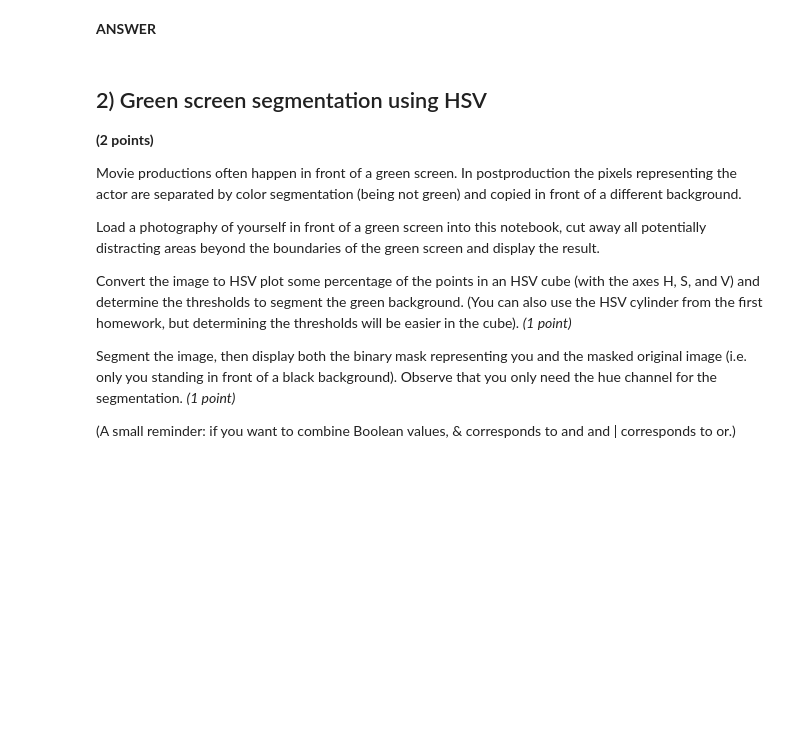
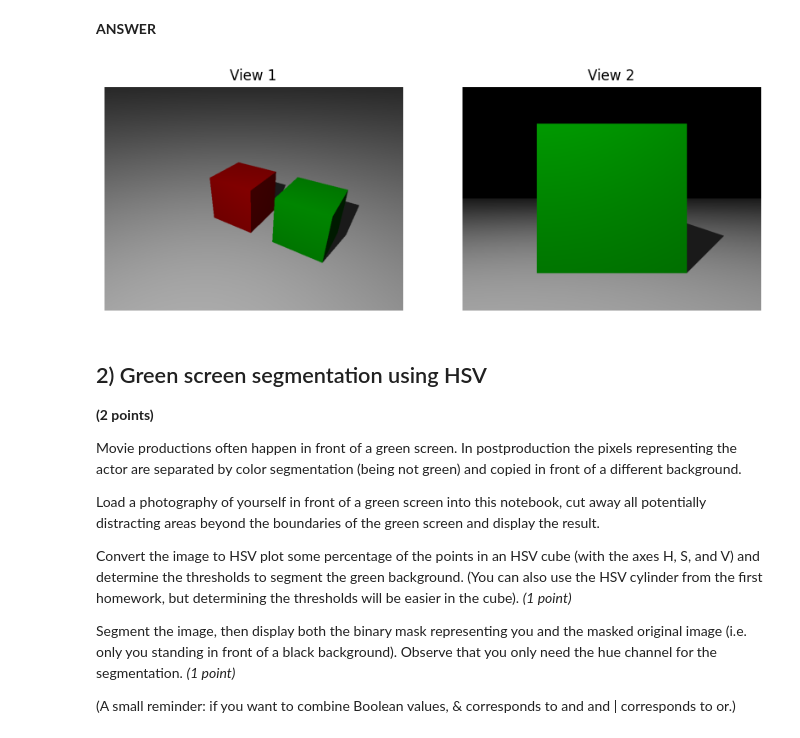
Before and after one commit to Matty-7/CS302-ComputerVision, a Jupyter notebook: CV_HW_3/Homework_3.ipynb, the cells around one changed output. Drawn from its saved outputs; the diff is of its cells as text; code cells hidden in the pictures; blank space fills up the shorter version.

```diff
--- a/CV_HW_3/Homework_3.ipynb
+++ b/CV_HW_3/Homework_3.ipynb
@@ -29,6 +29,23 @@ Load and show the two images in your notebook. For submission of your homework y
 **b)**  We want to compute a homography that creates another side view from image 1). In order to do so, you need to first determine the coordinates of the side face (which in the second image is facing the camera) in both image 1) and 2). These four pairs of coordinates allow you to compute the homography and then warp the perspective of image 1). (*2 points*)
 # %% [markdown]
 **ANSWER**
+# %%
+# (a)
+import matplotlib.image as mpimg
+
+img1 = mpimg.imread('../view1.png')
+img2 = mpimg.imread('../view2.png')
+
+fig, ax = plt.subplots(1, 2, figsize=(10, 5))
+ax[0].imshow(img1)
+ax[0].axis('off')
+ax[0].set_title('View 1')
+ax[1].imshow(img2)
+ax[1].axis('off')
+ax[1].set_title('View 2')
+plt.show()
+# %% [output]
+[figure, added]
 # %% [markdown]
 ## 2) Green screen segmentation using HSV
 **(2 points)**
```
Also changed, not shown: parts of 2 cells of this notebook, 6 other files.
